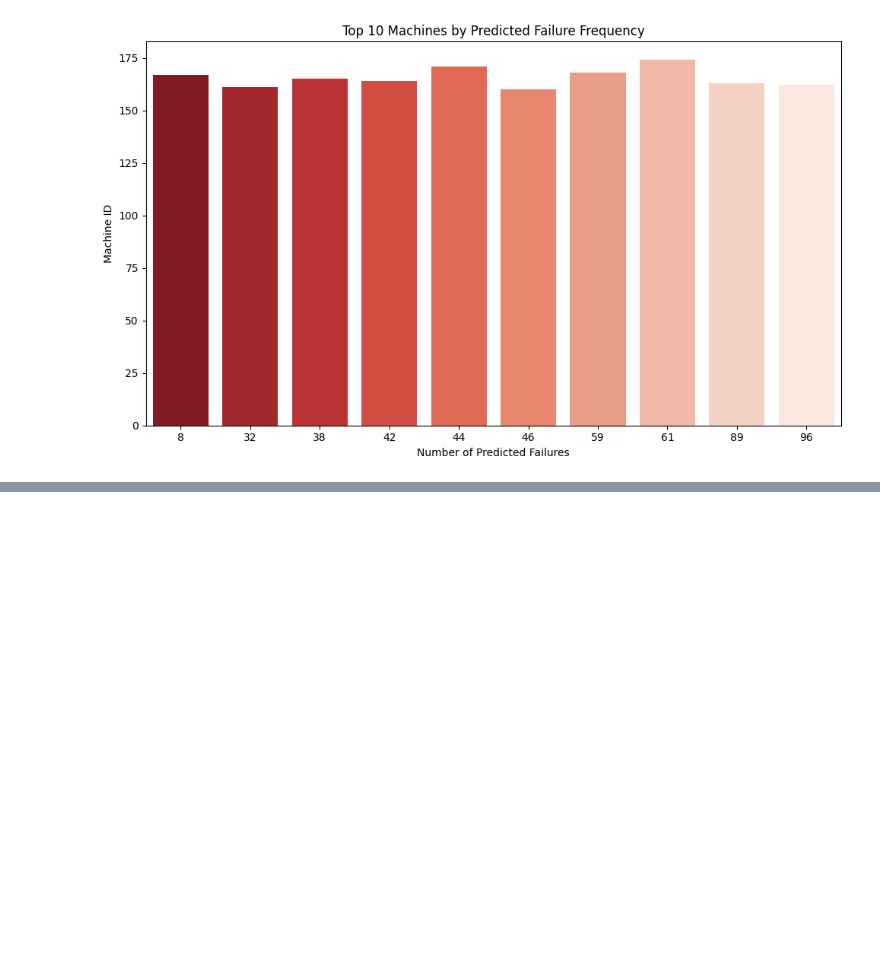
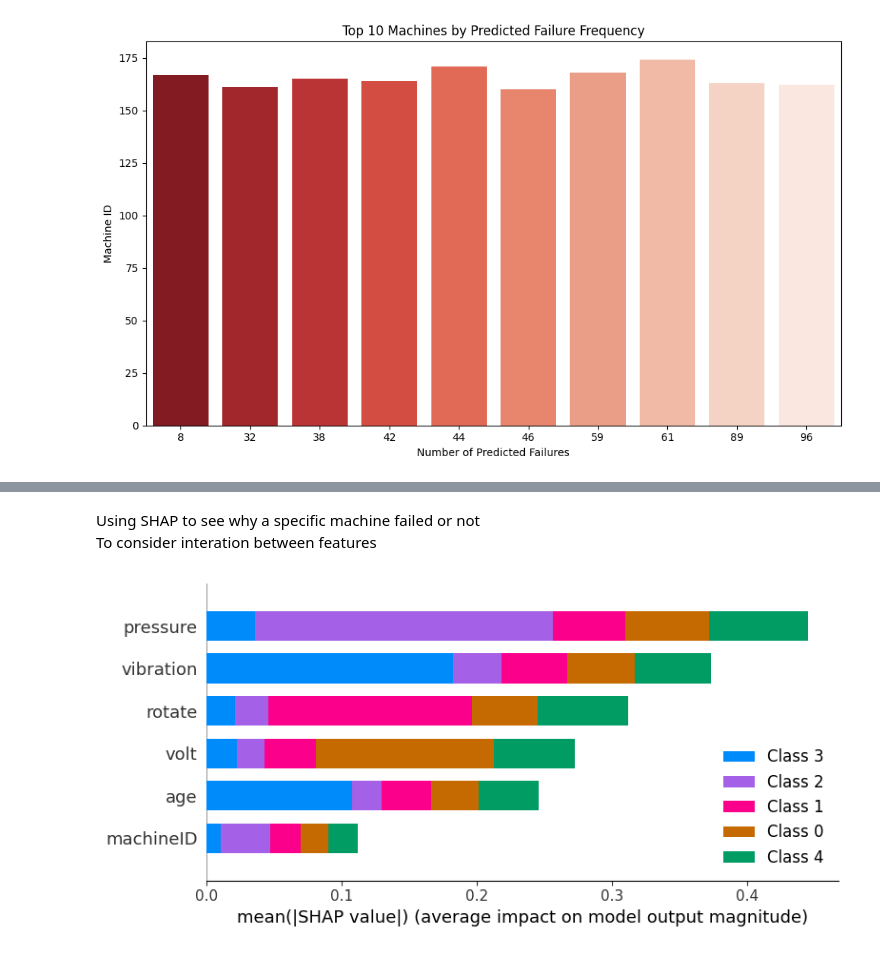
Before and after one commit to Nnsfnhh/Predictive-Maintenence-Using-Sensor-Data, a Jupyter notebook: Capstone_Project_MA_2.ipynb, the cells around one changed output, grey strips where cells are left out. Saved outputs shown, nothing was run; the diff lists cells and outputs as text; code cells hidden in the pictures; blank space fills up the shorter version.

```diff
--- a/Capstone_Project_MA_2.ipynb
+++ b/Capstone_Project_MA_2.ipynb
@@ -704,0 +700,12 @@ Passing `palette` without assigning `hue` is deprecated and will be removed in v
+# %% [markdown]
+Using SHAP to see why a specific machine failed or not\
+To consider interation between features
+# %%
+import shap
+
+explainer = shap.TreeExplainer(model)
+shap_values = explainer.shap_values(X_test)
+
+shap.summary_plot(shap_values, X_test, plot_type="bar")
+# %% [output]
+[figure, added]
```
Also changed, not shown: parts of 6 cells of this notebook.
